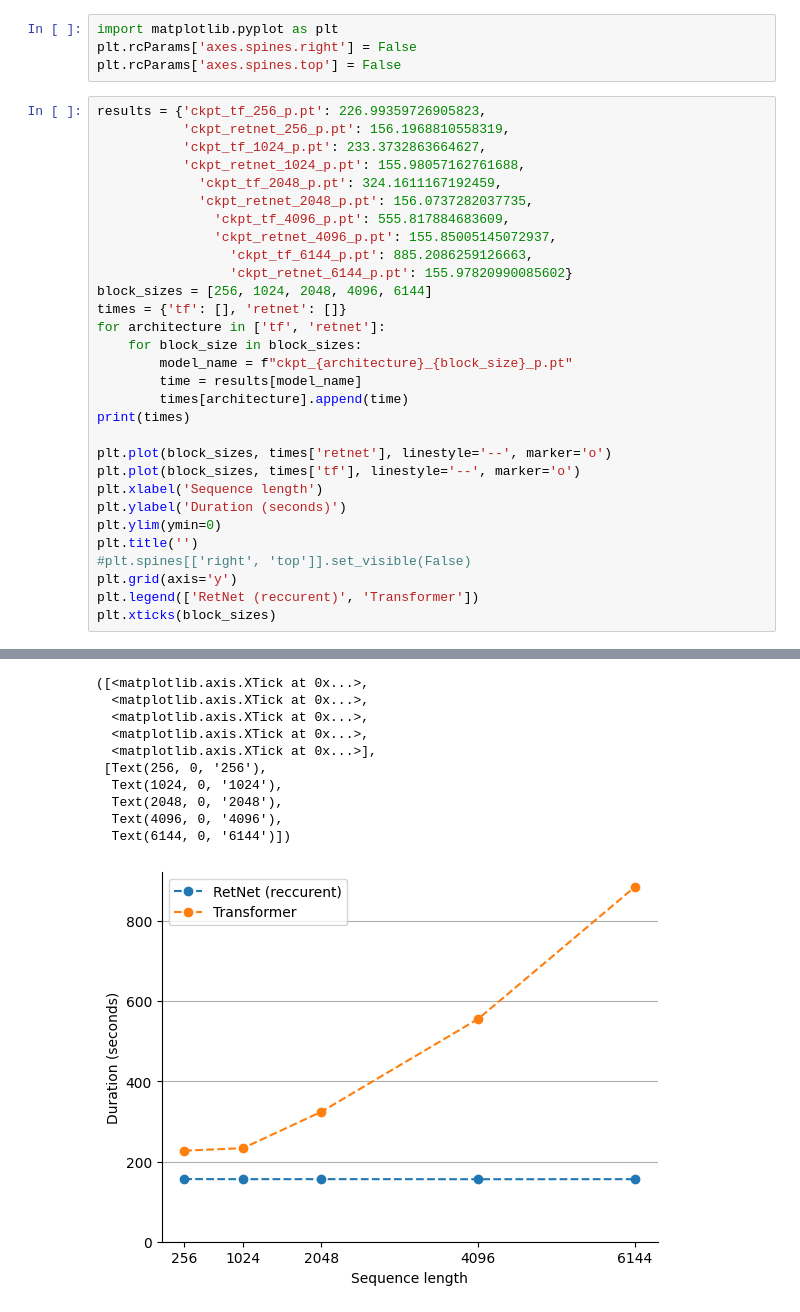
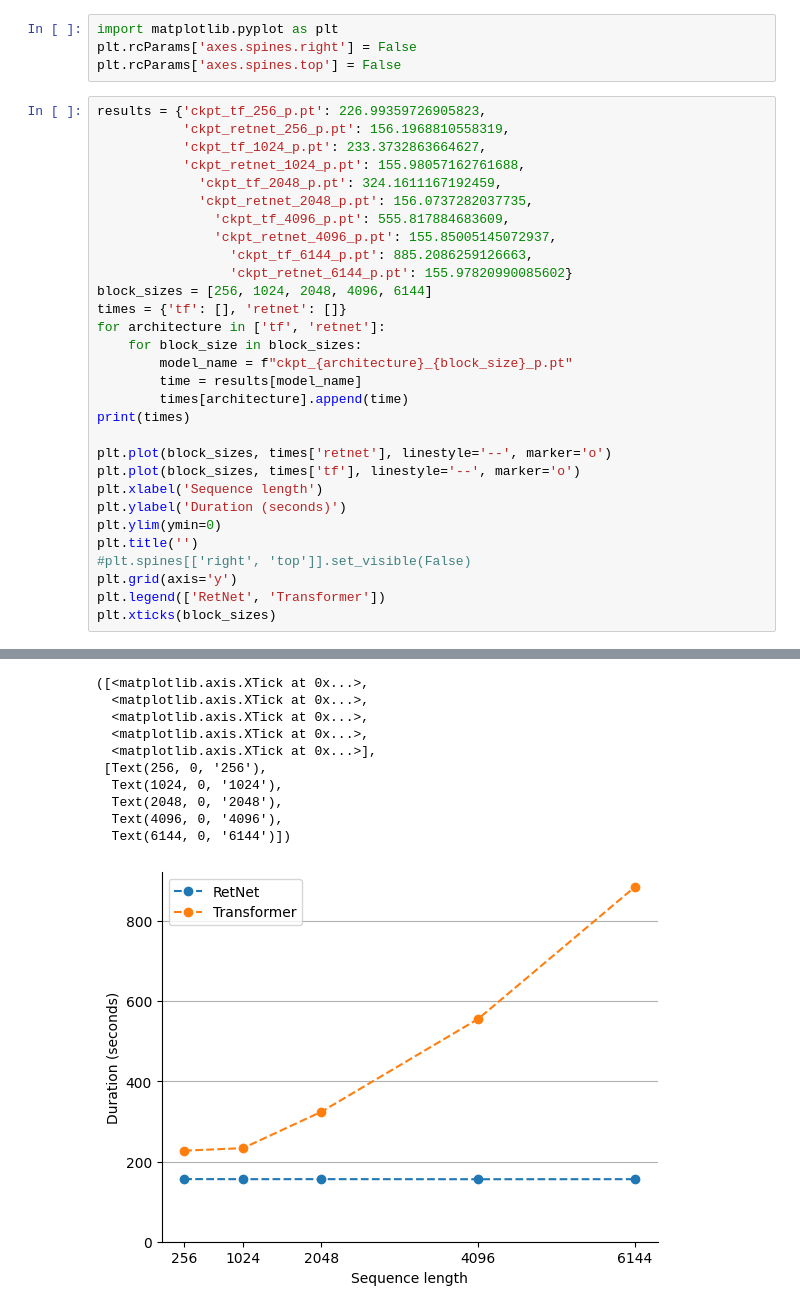
Before and after one commit to Lukevanl/MSc-Thesis---Efficient-LLMs, a Jupyter notebook: code/nanoGPT/scaling_plots.ipynb, the cells around one changed output, grey strips where cells are left out. Drawn from its saved outputs; the diff is of its cells as text.

```diff
--- a/code/nanoGPT/scaling_plots.ipynb
+++ b/code/nanoGPT/scaling_plots.ipynb
@@ -16,32 +16,32 @@ results = {'ckpt_tf_256_p.pt': 226.99359726905823,
 block_sizes = [256, 1024, 2048, 4096, 6144]
 times = {'tf': [], 'retnet': []}
 for architecture in ['tf', 'retnet']:
     for block_size in block_sizes:
         model_name = f"ckpt_{architecture}_{block_size}_p.pt"
         time = results[model_name]
         times[architecture].append(time)
 print(times)
 
 plt.plot(block_sizes, times['retnet'], linestyle='--', marker='o')
 plt.plot(block_sizes, times['tf'], linestyle='--', marker='o')
 plt.xlabel('Sequence length')
 plt.ylabel('Duration (seconds)')
 plt.ylim(ymin=0)
 plt.title('')
 #plt.spines[['right', 'top']].set_visible(False)
 plt.grid(axis='y')
-plt.legend(['RetNet (reccurent)', 'Transformer'])
+plt.legend(['RetNet', 'Transformer'])
 plt.xticks(block_sizes)
 # %% [output]
 {'tf': [226.99359726905823, 233.3732863664627, 324.1611167192459, 555.817884683609, 885.2086259126663], 'retnet': [156.1968810558319, 155.98057162761688, 156.0737282037735, 155.85005145072938, 155.978 ...
 ([<matplotlib.axis.XTick at 0x...>,
   <matplotlib.axis.XTick at 0x...>,
   <matplotlib.axis.XTick at 0x...>,
   <matplotlib.axis.XTick at 0x...>,
   <matplotlib.axis.XTick at 0x...>],
  [Text(256, 0, '256'),
   Text(1024, 0, '1024'),
   Text(2048, 0, '2048'),
   Text(4096, 0, '4096'),
   Text(6144, 0, '6144')])
-[figure, old version]
+[figure, new version]
```
Also changed, not shown: parts of 2 cells of this notebook, 7 other files.
